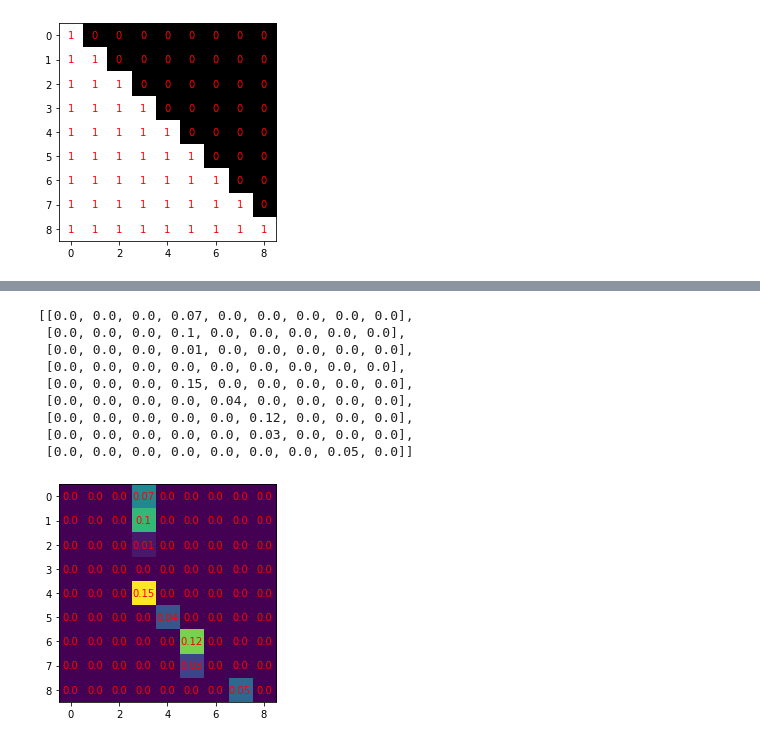
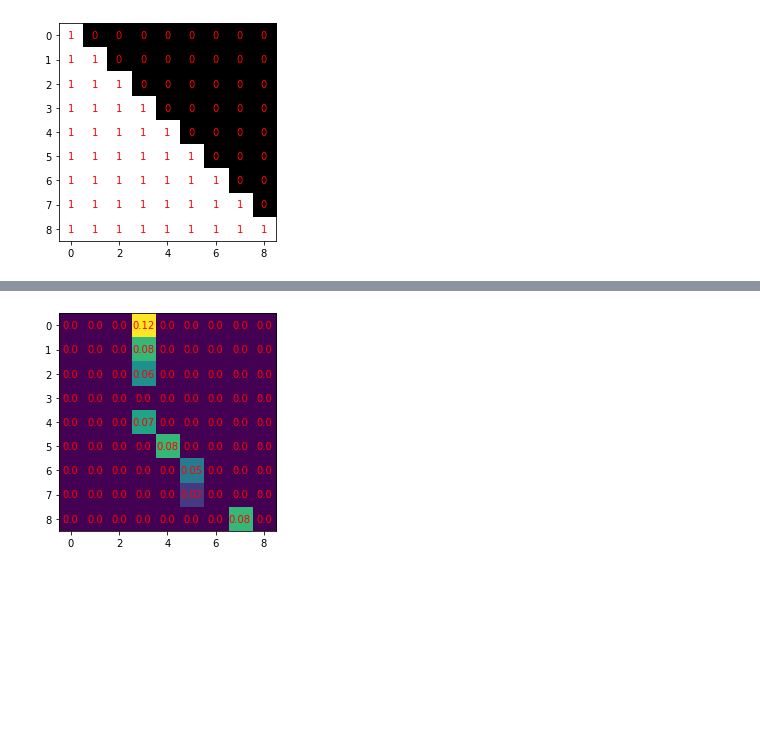
Before and after one commit to Ag0r9/UG-POSMT, a Jupyter notebook: notebook/viusalize_masks.ipynb, the cells around one changed output, grey strips where cells are left out. Saved outputs shown, nothing was run; the diff lists cells and outputs as text; code cells hidden in the pictures; blank space fills up the shorter version.

```diff
--- a/notebook/viusalize_masks.ipynb
+++ b/notebook/viusalize_masks.ipynb
@@ -97,5 +95,4 @@ def multiply_elementwise(matrix1, matrix2):
 matrix1 =  MaskGenerator(False,False,False,'en').generate_mask(input_sentence)
 matrix2 = generate_stochastic_matrix(input_sentence_len)
 plot_matrix_color(multiply_elementwise(matrix1, matrix2))
-multiply_elementwise(matrix1,matrix2)
 # %% [output]
@@ -108,22 +105,13 @@ multiply_elementwise(matrix1,matrix2)
 [[0. 0. 0. 1. 0. 0. 0. 0. 0.]
  [0. 0. 0. 1. 0. 0. 0. 0. 0.]
  [0. 0. 0. 1. 0. 0. 0. 0. 0.]
  [0. 0. 0. 0. 0. 0. 0. 0. 0.]
  [0. 0. 0. 1. 0. 0. 0. 0. 0.]
  [0. 0. 0. 0. 1. 0. 0. 0. 0.]
  [0. 0. 0. 0. 0. 1. 0. 0. 0.]
  [0. 0. 0. 0. 0. 1. 0. 0. 0.]
  [0. 0. 0. 0. 0. 0. 0. 1. 0.]]
-[[0.0, 0.0, 0.0, 0.07, 0.0, 0.0, 0.0, 0.0, 0.0],
- [0.0, 0.0, 0.0, 0.1, 0.0, 0.0, 0.0, 0.0, 0.0],
- [0.0, 0.0, 0.0, 0.01, 0.0, 0.0, 0.0, 0.0, 0.0],
- [0.0, 0.0, 0.0, 0.0, 0.0, 0.0, 0.0, 0.0, 0.0],
- [0.0, 0.0, 0.0, 0.15, 0.0, 0.0, 0.0, 0.0, 0.0],
- [0.0, 0.0, 0.0, 0.0, 0.04, 0.0, 0.0, 0.0, 0.0],
- [0.0, 0.0, 0.0, 0.0, 0.0, 0.12, 0.0, 0.0, 0.0],
- [0.0, 0.0, 0.0, 0.0, 0.0, 0.03, 0.0, 0.0, 0.0],
- [0.0, 0.0, 0.0, 0.0, 0.0, 0.0, 0.0, 0.05, 0.0]]
-[figure, old version]
+[figure, new version]
 # %%
 matrix1 =  lookahead_mask(input_sentence)
 matrix2 = generate_stochastic_matrix(input_sentence_len)
```
Also changed, not shown: parts of 5 cells of this notebook.
